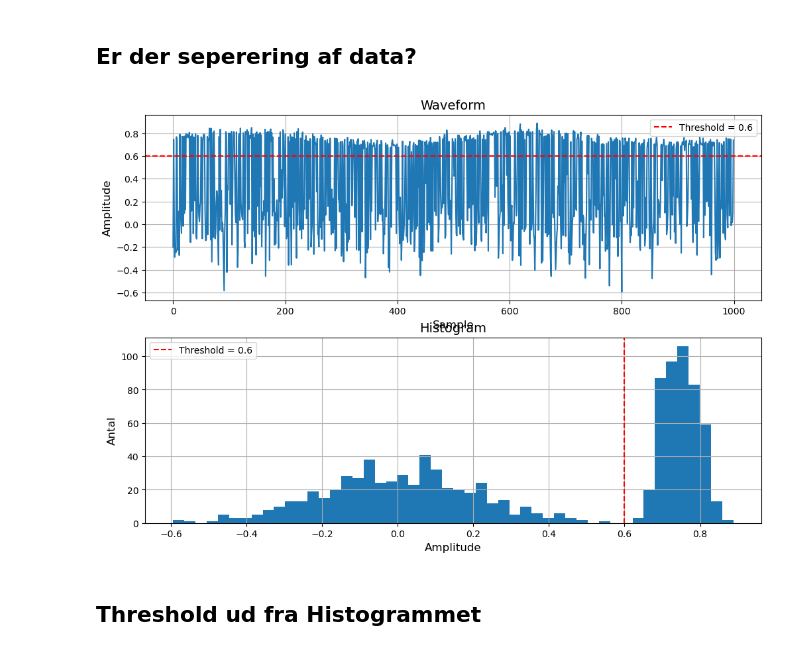
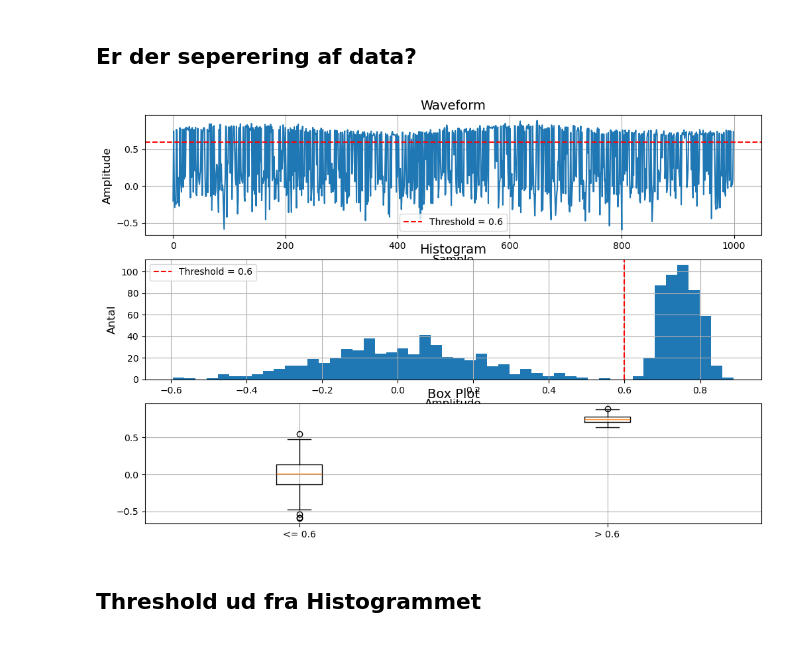
Before and after one commit to AAU-ST2-Programming/signals_2, a Jupyter notebook: signals_2_filtering.ipynb, the cells around one changed output. Drawn from its saved outputs; the diff is of its cells as text; code cells hidden in the pictures.

```diff
--- a/signals_2_filtering.ipynb
+++ b/signals_2_filtering.ipynb
@@ -136,22 +136,25 @@ plt.show()
 # %% [markdown]
 ## Er der seperering af data?
 # %%
-fig, axs = plt.subplots(2,1, figsize=(12, 8))
+fig, axs = plt.subplots(3,1, figsize=(12, 8))
 axs[0].plot(t,d)
 axs[0].set_xlabel("Sample")
 axs[0].set_ylabel("Amplitude")
 axs[0].set_title("Waveform")
 axs[0].axhline(y=0.6, color='r', linestyle='--', label=f'Threshold = {0.6}')
 axs[0].legend()
 axs[1].hist(d,   bins=50, )
 axs[1].axvline(x=0.6, color='r', linestyle='--', label=f'Threshold = {0.6}')
 axs[1].set_xlabel("Amplitude")
 axs[1].set_ylabel("Antal")
 axs[1].set_title("Histogram")
 axs[1].legend()
+# boxplot for above and below threshold
+axs[2].boxplot([d[d<=0.6], d[d>0.6]], tick_labels=['<= 0.6', '> 0.6'])
+axs[2].set_title("Box Plot")
 plt.show()
 # %% [output]
-[figure, old version]
+[figure, new version]
 # %% [markdown]
 ## Threshold ud fra Histogrammet
 # %%
```
Also changed, not shown: parts of 2 cells of this notebook, 1 other file.
